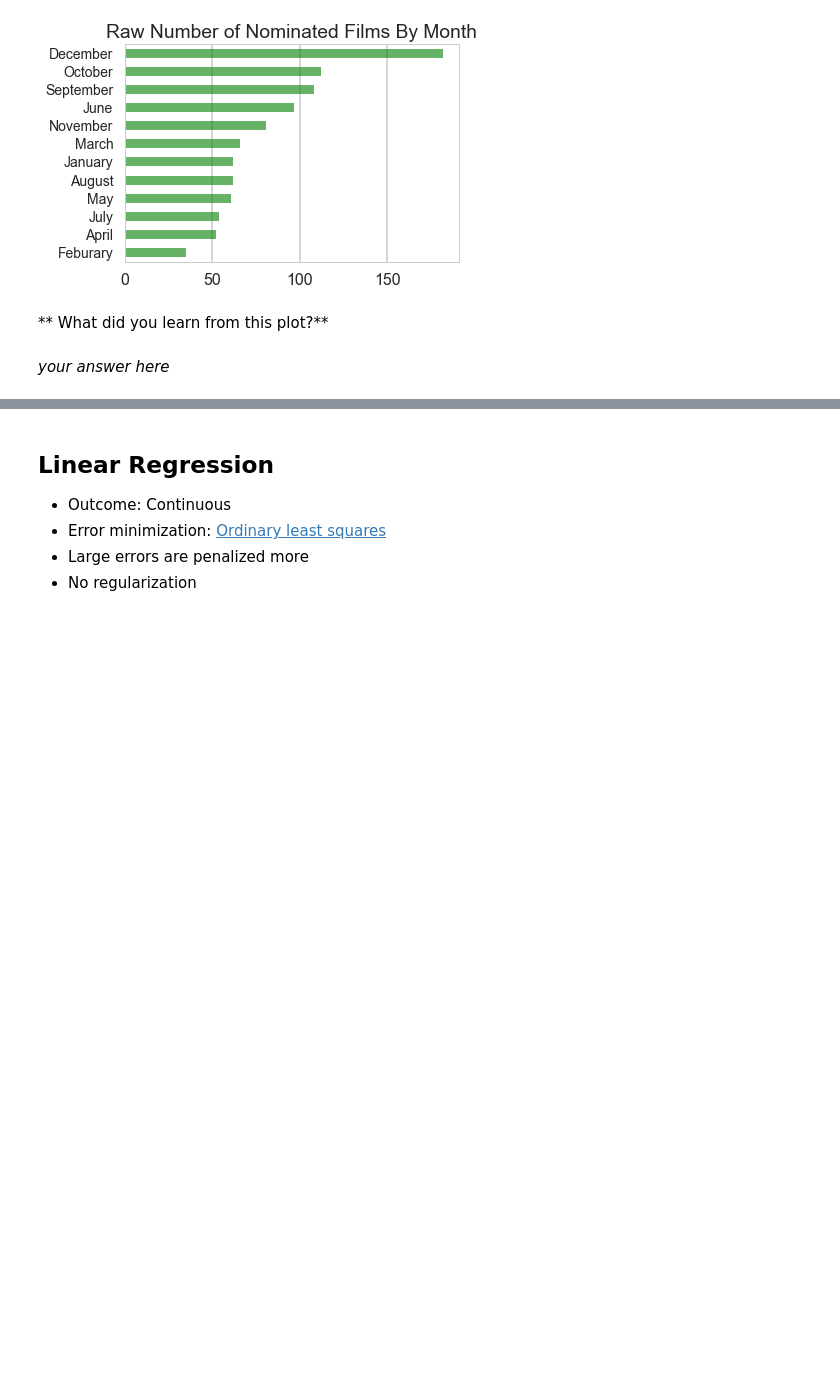
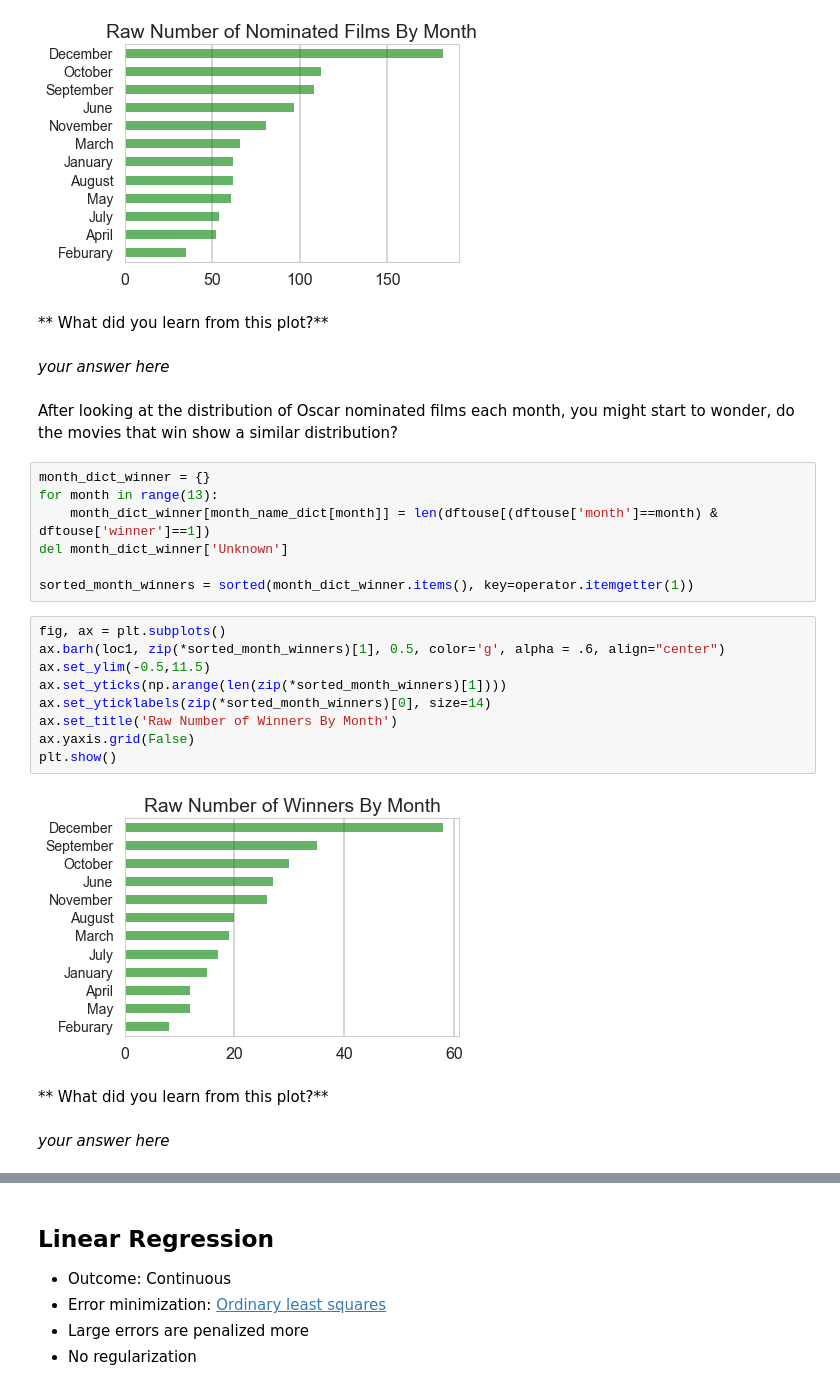
Before and after one commit to dhanus/oscars-tutorial, a Jupyter notebook: Part2-Exploring-Oscars-Solutions.ipynb, the cells around one changed output, grey strips where cells are left out. Saved outputs shown, nothing was run; the diff lists cells and outputs as text; blank space fills up the shorter version.

```diff
--- a/Part2-Exploring-Oscars-Solutions.ipynb
+++ b/Part2-Exploring-Oscars-Solutions.ipynb
@@ -323,3 +325,27 @@ plt.show()
 ** What did you learn from this plot?**
 # %% [markdown]
 *your answer here*
+# %% [markdown]
+After looking at the distribution of Oscar nominated films each month, you might start to wonder, do the movies that win show a similar distribution?
+# %%
+month_dict_winner = {}
+for month in range(13):
+    month_dict_winner[month_name_dict[month]] = len(dftouse[(dftouse['month']==month) & dftouse['winner']==1])
+del month_dict_winner['Unknown']
+
+sorted_month_winners = sorted(month_dict_winner.items(), key=operator.itemgetter(1))
+# %%
+fig, ax = plt.subplots()
+ax.barh(loc1, zip(*sorted_month_winners)[1], 0.5, color='g', alpha = .6, align="center")
+ax.set_ylim(-0.5,11.5)
+ax.set_yticks(np.arange(len(zip(*sorted_month_winners)[1])))
+ax.set_yticklabels(zip(*sorted_month_winners)[0], size=14)
+ax.set_title('Raw Number of Winners By Month')
+ax.yaxis.grid(False)
+plt.show()
+# %% [output]
+[figure, added]
+# %% [markdown]
+** What did you learn from this plot?**
+# %% [markdown]
+*your answer here*
```
Also changed, not shown: parts of 39 cells of this notebook, 2 other files.
